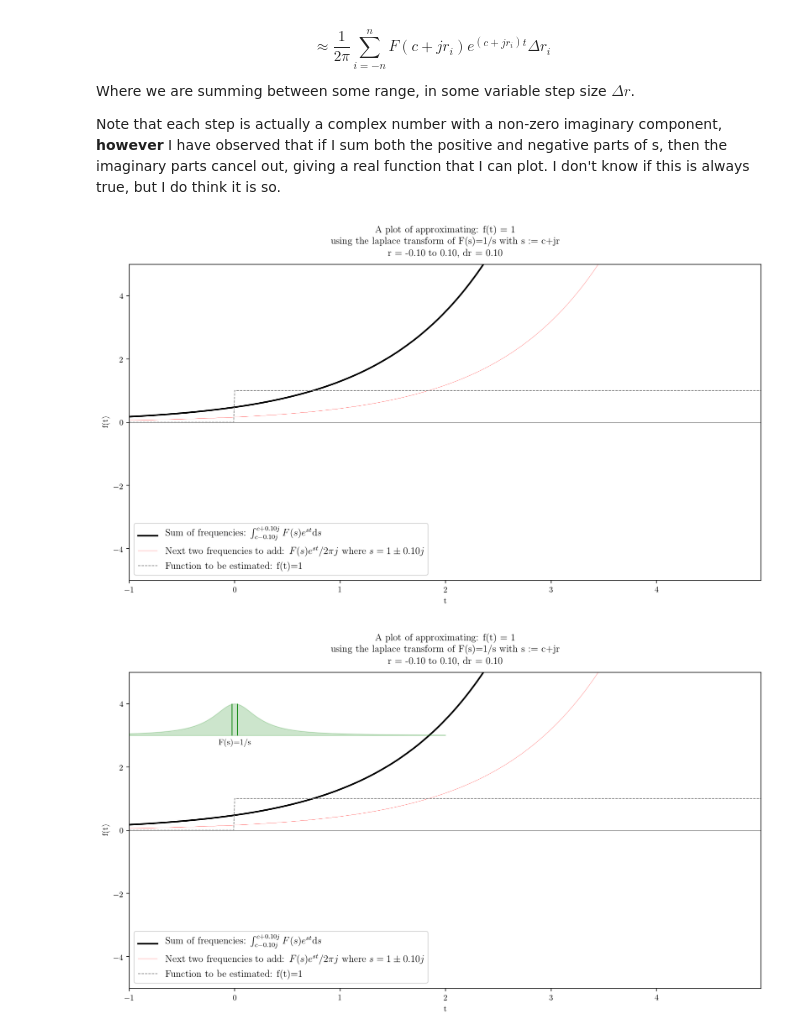
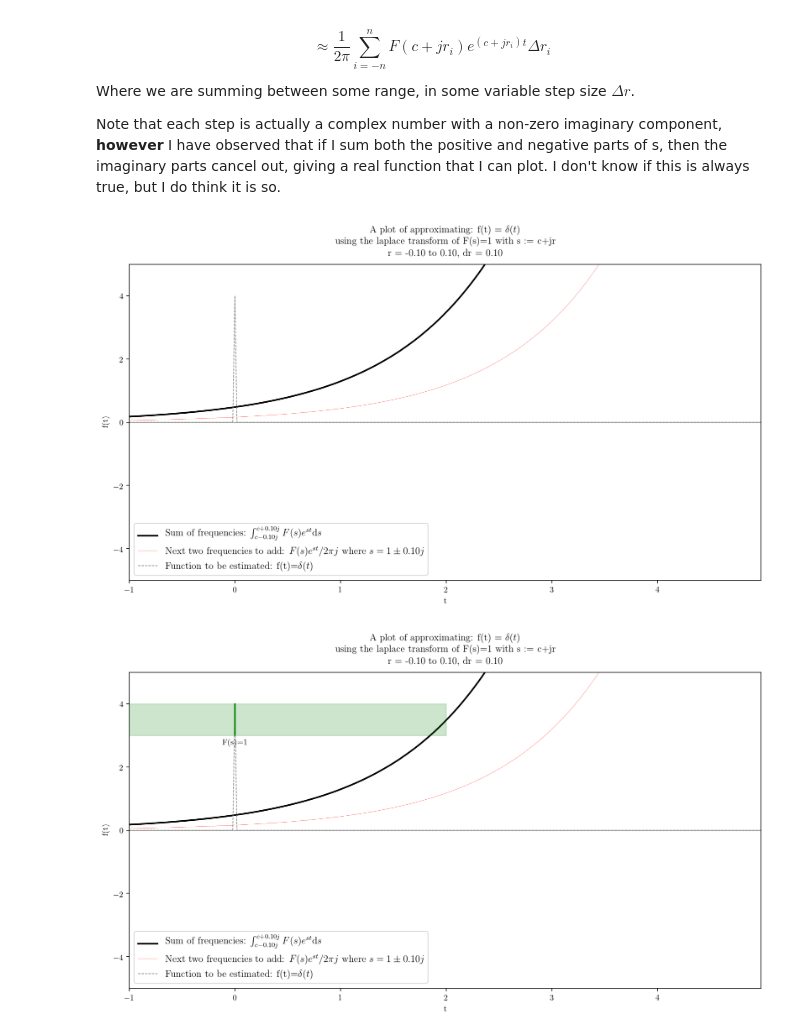
Before and after one commit to johnflux/laplace-transform-visualized, a Jupyter notebook: Laplace Transform.ipynb, the cells around one changed output. Cells and saved outputs as stored; diff of their text form; code cells hidden in the pictures.

```diff
--- a/Laplace Transform.ipynb
+++ b/Laplace Transform.ipynb
@@ -30,6 +30,8 @@ Note that each step is actually a complex number with a non-zero imaginary compo
 import numpy as np;
 import matplotlib.pyplot as plt
 from matplotlib import animation
+from ipywidgets import IntProgress
+from IPython.display import display
 
 dpi=160
 plt.rcParams["figure.figsize"] = (1920/dpi,1080/dpi)
@@ -115,7 +117,7 @@ class Func_impulseAt0():
     s_x_scale = 30
     dr_behaviour = "constant"
 
-func = Func1()
+func = Func_impulseAt0()
 
 def F_r(r):
     s = (func.c+r*1j)
@@ -135,7 +137,7 @@ def calculate(r, t):
         v += inverseAtR(-r, t)
     return v.real
 
-t = np.arange(-1, 5.0, 0.01)
+t = np.arange(-1, 5.0, 0.02)
 plotcols = [(2, "black"),
             (0.2,"red"),
             (1, "green"), (1, "green")]
@@ -161,34 +163,34 @@ def makePlot(fig):
         lobj = ax.plot([],[],lw=plotcols[index][0],color=plotcols[index][1])[0]
         lines.append(lobj)
     ax.axhline(y=0, color='gray', lw=0.4)
     lines.append(ax.plot(t,func.f(t), '--', color='gray',lw=0.8)[0])
     updateLegend(ax, 0)
     margin=0.05
     fig.subplots_adjust(left=margin, bottom=margin, right=1-margin, top=0.85, wspace=None, hspace=None)
     plt.xlabel("t")
     plt.ylabel("f(t)")
     return ax
 
 def getTitle(r):
     title = "A plot of approximating:     f(t) = " + func.f_asString + "\n"
     title += "using the laplace transform of F(s)=" + func.F_asString + " with s := c+jr\n"
     title += "r = -" + ("%.2f" % r) + " to " + ("%.2f" % r) + ", dr = " + ("%.2f" % r)
     return title
 
 def single_plot(fig, r):
     global lines
     ax = makePlot(fig)
     fig.suptitle(getTitle(r), y=0.95)
     zero = calculate(0,t)
     updateLegend(ax, r)
     lines[0].set_data(t, zero + calculate(r,t))
     lines[1].set_data(t, zero)
     return ax
 
 single_plot(plt.figure(), 0.1)
 plt.show()
 # %% [output]
-[figure, old version]
+[figure, new version]
 # %%
 # Add functions to plot S in the top right hand corner
 y_offset = 3
@@ -213,7 +215,7 @@ def single_plot_with_graph(fig, r):
 single_plot_with_graph(plt.figure(), 0.1)
 plt.show()
 # %% [output]
-[figure, old version]
+[figure, new version]
 # %%
 # Now lets make an animation from this
 lastData = []
```
Also changed, not shown: parts of 1 cell of this notebook.
